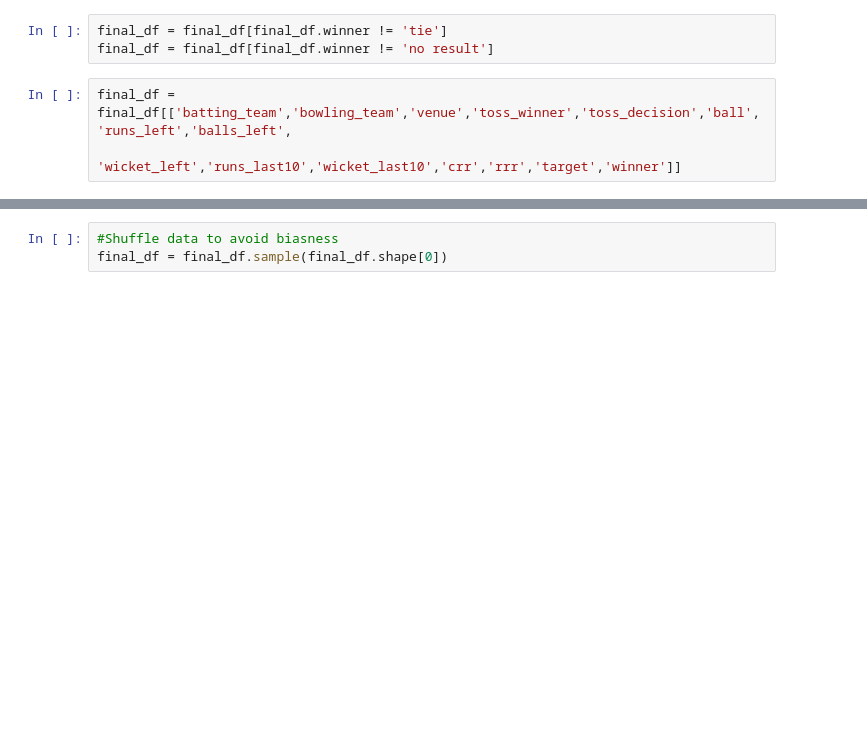
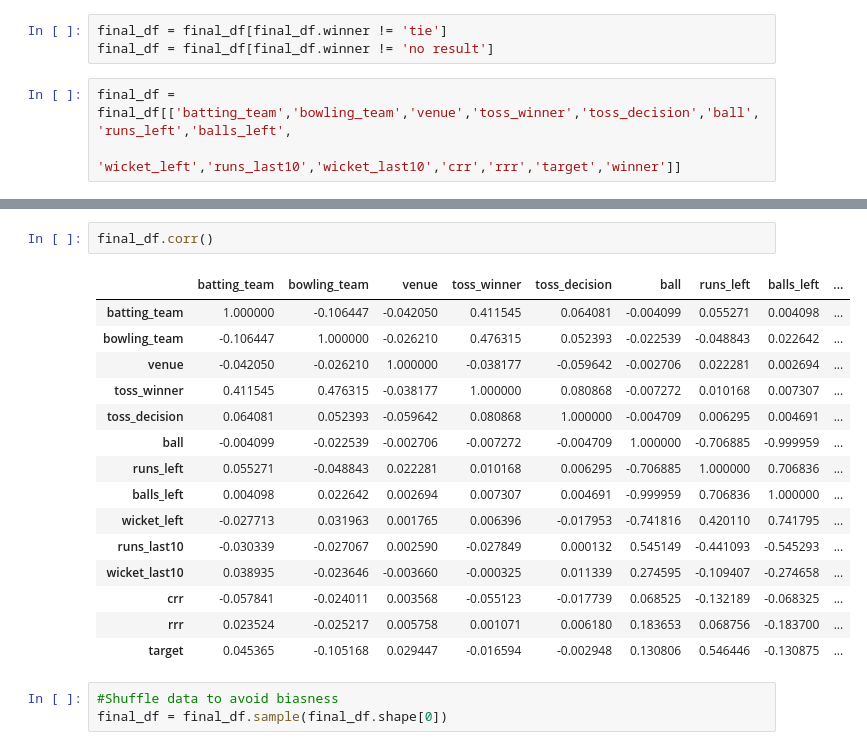
Before and after one commit to AsifRifat/Cricket-Outcome-Predictor, a Jupyter notebook: CricketWinProbabilityPrediction.ipynb, the cells around one changed output, grey strips where cells are left out. Cells and saved outputs as stored; diff of their text form; blank space fills up the shorter version.

```diff
--- a/CricketWinProbabilityPrediction.ipynb
+++ b/CricketWinProbabilityPrediction.ipynb
@@ -409,3 +417,21 @@ final_df.describe()
+# %%
+final_df.corr()
+# %% [output]
+|  | batting_team | bowling_team | venue | toss_winner | toss_decision | ball | runs_left | balls_left | ... |
+| batting_team | 1.000000 | -0.106447 | -0.042050 | 0.411545 | 0.064081 | -0.004099 | 0.055271 | 0.004098 | ... |
+| bowling_team | -0.106447 | 1.000000 | -0.026210 | 0.476315 | 0.052393 | -0.022539 | -0.048843 | 0.022642 | ... |
+| venue | -0.042050 | -0.026210 | 1.000000 | -0.038177 | -0.059642 | -0.002706 | 0.022281 | 0.002694 | ... |
+| toss_winner | 0.411545 | 0.476315 | -0.038177 | 1.000000 | 0.080868 | -0.007272 | 0.010168 | 0.007307 | ... |
+| toss_decision | 0.064081 | 0.052393 | -0.059642 | 0.080868 | 1.000000 | -0.004709 | 0.006295 | 0.004691 | ... |
+| ball | -0.004099 | -0.022539 | -0.002706 | -0.007272 | -0.004709 | 1.000000 | -0.706885 | -0.999959 | ... |
+| runs_left | 0.055271 | -0.048843 | 0.022281 | 0.010168 | 0.006295 | -0.706885 | 1.000000 | 0.706836 | ... |
+| balls_left | 0.004098 | 0.022642 | 0.002694 | 0.007307 | 0.004691 | -0.999959 | 0.706836 | 1.000000 | ... |
+| wicket_left | -0.027713 | 0.031963 | 0.001765 | 0.006396 | -0.017953 | -0.741816 | 0.420110 | 0.741795 | ... |
+| runs_last10 | -0.030339 | -0.027067 | 0.002590 | -0.027849 | 0.000132 | 0.545149 | -0.441093 | -0.545293 | ... |
+| wicket_last10 | 0.038935 | -0.023646 | -0.003660 | -0.000325 | 0.011339 | 0.274595 | -0.109407 | -0.274658 | ... |
+| crr | -0.057841 | -0.024011 | 0.003568 | -0.055123 | -0.017739 | 0.068525 | -0.132189 | -0.068325 | ... |
+| rrr | 0.023524 | -0.025217 | 0.005758 | 0.001071 | 0.006180 | 0.183653 | 0.068756 | -0.183700 | ... |
+| target | 0.045365 | -0.105168 | 0.029447 | -0.016594 | -0.002948 | 0.130806 | 0.546446 | -0.130875 | ... |
 # %%
 #Shuffle data to avoid biasness
 final_df = final_df.sample(final_df.shape[0])
```
Also changed, not shown: parts of 15 cells of this notebook.
